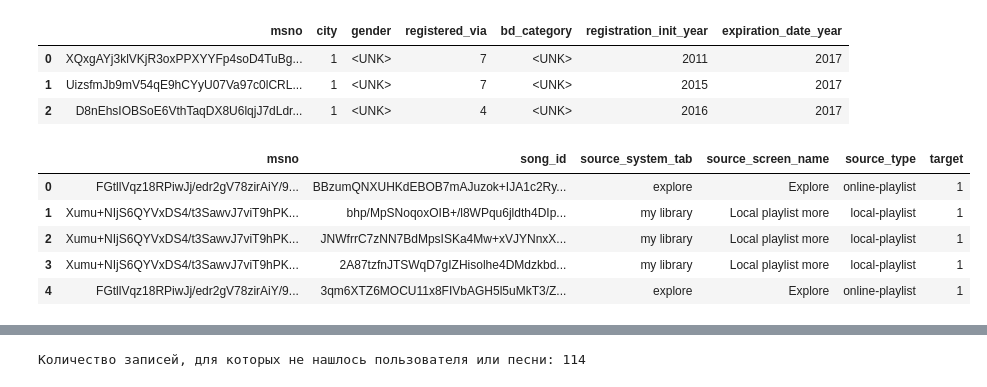
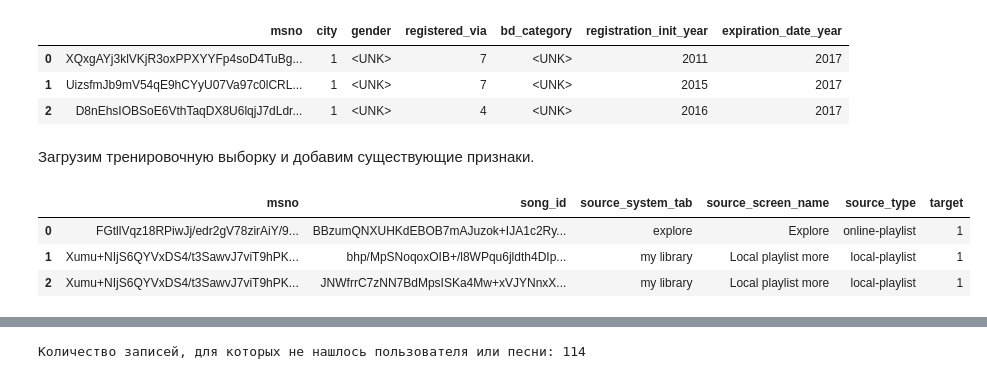
Before and after one commit to Sushentsev/recommendation-systems, a Jupyter notebook: hw2/solution.ipynb, the cells around one changed output, grey strips where cells are left out. Saved outputs shown, nothing was run; the diff lists cells and outputs as text; code cells hidden in the pictures.

```diff
--- a/hw2/solution.ipynb
+++ b/hw2/solution.ipynb
@@ -51,16 +77,16 @@ user_features_df.head(3)
 | 0 | XQxgAYj3klVKjR3oxPPXYYFp4soD4TuBg... | 1 | <UNK> | 7 | <UNK> | 2011 | 2017 |
 | 1 | UizsfmJb9mV54qE9hCYyU07Va97c0lCRL... | 1 | <UNK> | 7 | <UNK> | 2015 | 2017 |
 | 2 | D8nEhsIOBSoE6VthTaqDX8U6lqjJ7dLdr... | 1 | <UNK> | 4 | <UNK> | 2016 | 2017 |
+# %% [markdown]
+Загрузим тренировочную выборку и добавим существующие признаки.
 # %%
 train_df = load_train(data_dir + "train.csv")
-train_df.head()
+train_df.head(3)
 # %% [output]
 |  | msno | song_id | source_system_tab | source_screen_name | source_type | target |
 | 0 | FGtllVqz18RPiwJj/edr2gV78zirAiY/9... | BBzumQNXUHKdEBOB7mAJuzok+IJA1c2Ry... | explore | Explore | online-playlist | 1 |
 | 1 | Xumu+NIjS6QYVxDS4/t3SawvJ7viT9hPK... | bhp/MpSNoqoxOIB+/l8WPqu6jldth4DIp... | my library | Local playlist more | local-playlist | 1 |
 | 2 | Xumu+NIjS6QYVxDS4/t3SawvJ7viT9hPK... | JNWfrrC7zNN7BdMpsISKa4Mw+xVJYNnxX... | my library | Local playlist more | local-playlist | 1 |
-| 3 | Xumu+NIjS6QYVxDS4/t3SawvJ7viT9hPK... | 2A87tzfnJTSWqD7gIZHisolhe4DMdzkbd... | my library | Local playlist more | local-playlist | 1 |
-| 4 | FGtllVqz18RPiwJj/edr2gV78zirAiY/9... | 3qm6XTZ6MOCU11x8FIVbAGH5l5uMkT3/Z... | explore | Explore | online-playlist | 1 |
 # %%
 train_df = train_df.merge(song_features_df, on="song_id", how="left")
 train_df = train_df.merge(user_features_df, on="msno", how="left")
```
Also changed, not shown: parts of 33 cells of this notebook, 3 other files.
